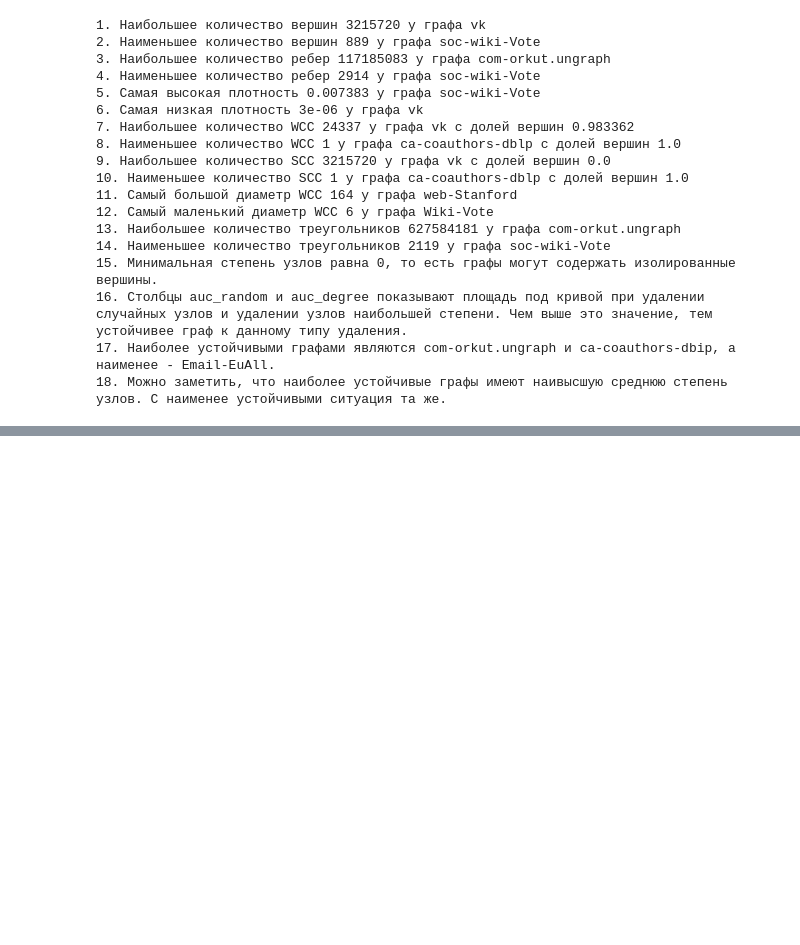
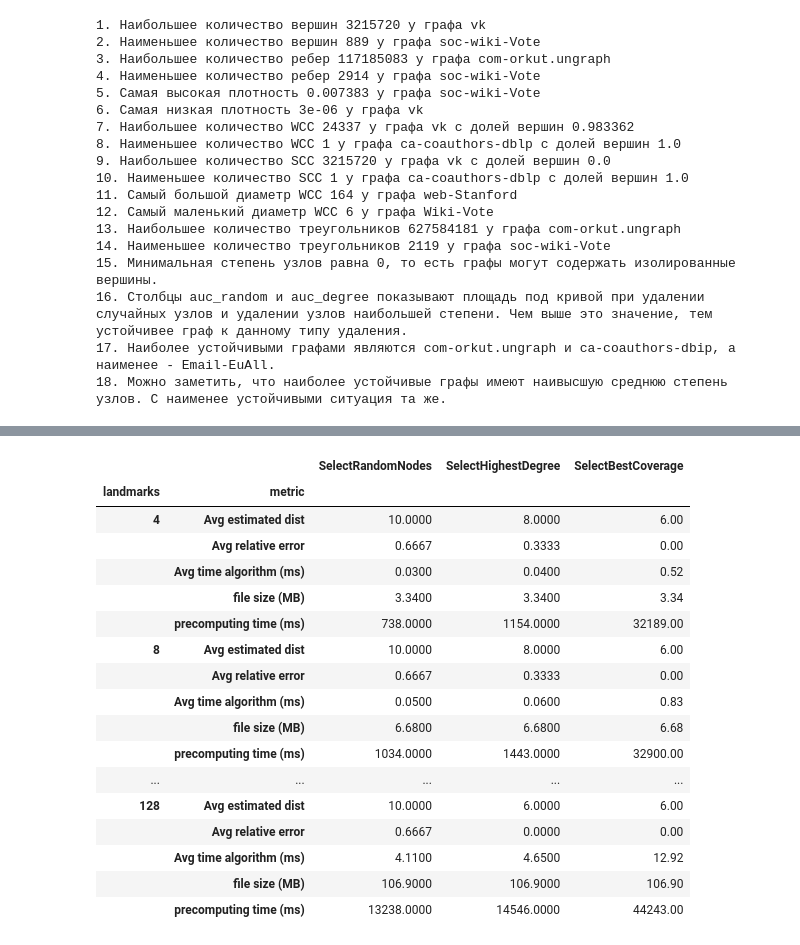
Before and after one commit to answerIII/Graph_Theory_LeetCode25, a Jupyter notebook: src/visualization/compare.ipynb, the cells around one changed output, grey strips where cells are left out. Cells and saved outputs as stored; diff of their text form; code cells hidden in the pictures; blank space fills up the shorter version.

```diff
--- a/src/visualization/compare.ipynb
+++ b/src/visualization/compare.ipynb
@@ -171,0 +292,60 @@ print('18. Можно заметить, что наиболее устойчив
+# %%
+import pandas as pd
+import re
+from collections import defaultdict
+
+filepath = r'..\graph\landmarkAlgo\benchmark\output\web-Google-landmarkBasic-bench.txt'
+
+with open(filepath, 'r') as f:
+    lines = f.readlines()
+
+results = defaultdict(dict)
+
+current_algorithm = None
+current_landmarks = None
+
+for line in lines:
+    line = line.strip()
+
+    if line.startswith('graph_theory/graph/landmarkAlgo'):
+        current_algorithm = line.split('.')[-1]
+
+    elif line.startswith('landmarks:'):
+        current_landmarks = int(re.search(r'\d+', line).group())
+
+    elif current_algorithm and current_landmarks:
+        if line.startswith('precomputing time:'):
+            results[(current_landmarks, 'precomputing time (ms)')][current_algorithm] = int(re.search(r'\d+', line).group())
+        elif line.startswith('Avg estimated dist:'):
+            results[(current_landmarks, 'Avg estimated dist')][current_algorithm] = float(re.search(r'\d+\.\d+', line).group())
+        elif line.startswith('Avg relative error:'):
+            results[(current_landmarks, 'Avg relative error')][current_algorithm] = float(re.search(r'\d+\.\d+', line).group())
+        elif line.startswith('Avg time algorithm:'):
+            results[(current_landmarks, 'Avg time algorithm (ms)')][current_algorithm] = float(re.search(r'\d+\.\d+', line).group())
+        elif line.startswith('file size:'):
+            results[(current_landmarks, 'file size (MB)')][current_algorithm] = float(re.search(r'\d+\.\d+', line).group())
+
+df = pd.DataFrame(results).T
+df.index.names = ['landmarks', 'metric']
+df = df.sort_index()
+
+df
+# %% [output]
+|  |  | SelectRandomNodes | SelectHighestDegree | SelectBestCoverage |
+| landmarks | metric |  |  |  |
+| 4 | Avg estimated dist | 10.0000 | 8.0000 | 6.00 |
+|  | Avg relative error | 0.6667 | 0.3333 | 0.00 |
+|  | Avg time algorithm (ms) | 0.0300 | 0.0400 | 0.52 |
+|  | file size (MB) | 3.3400 | 3.3400 | 3.34 |
+|  | precomputing time (ms) | 738.0000 | 1154.0000 | 32189.00 |
+| 8 | Avg estimated dist | 10.0000 | 8.0000 | 6.00 |
+|  | Avg relative error | 0.6667 | 0.3333 | 0.00 |
+|  | Avg time algorithm (ms) | 0.0500 | 0.0600 | 0.83 |
+|  | file size (MB) | 6.6800 | 6.6800 | 6.68 |
+|  | precomputing time (ms) | 1034.0000 | 1443.0000 | 32900.00 |
+| ... | ... | ... | ... | ... |
+| 128 | Avg estimated dist | 10.0000 | 6.0000 | 6.00 |
+|  | Avg relative error | 0.6667 | 0.0000 | 0.00 |
+|  | Avg time algorithm (ms) | 4.1100 | 4.6500 | 12.92 |
+|  | file size (MB) | 106.9000 | 106.9000 | 106.90 |
+|  | precomputing time (ms) | 13238.0000 | 14546.0000 | 44243.00 |
```
Also changed, not shown: parts of 5 cells of this notebook, 5 other files.
